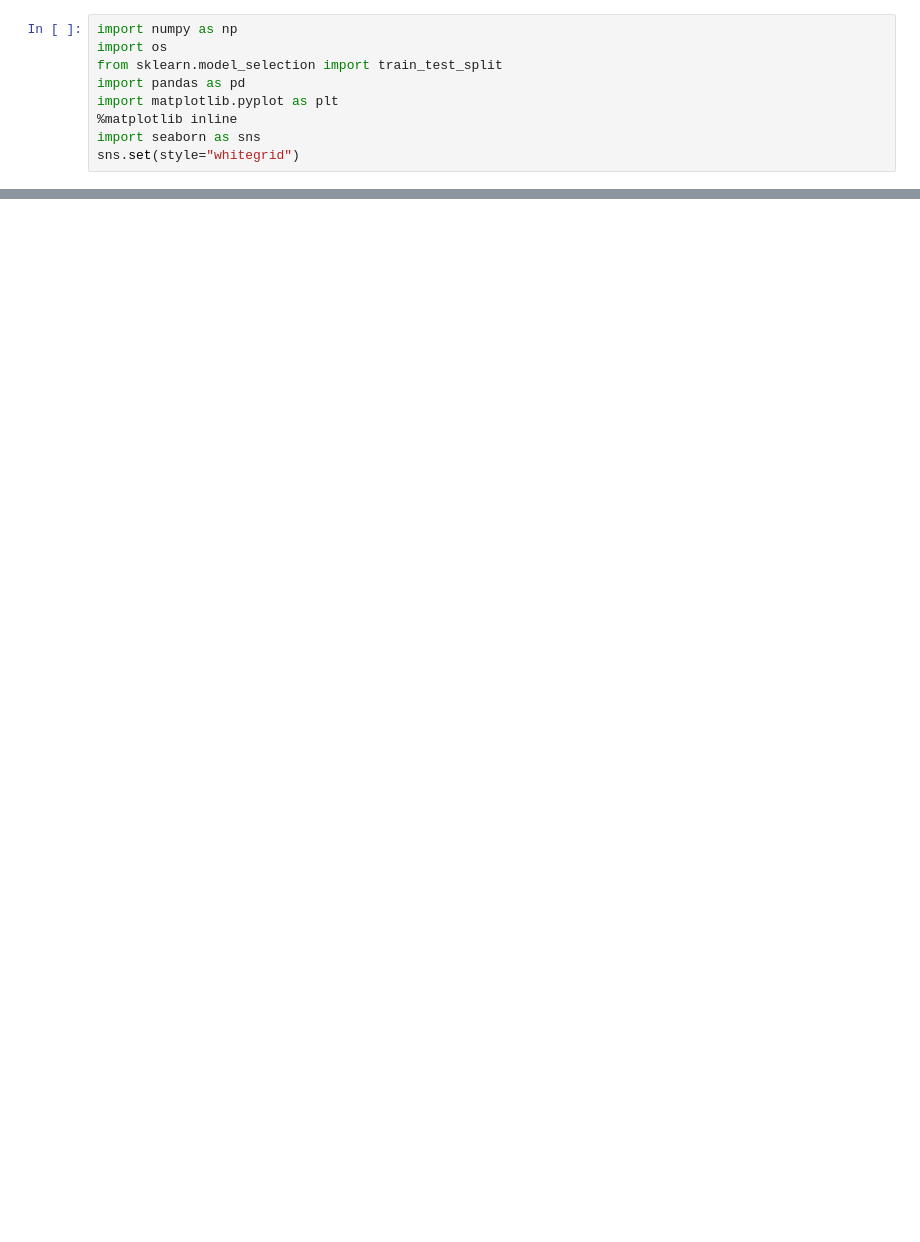
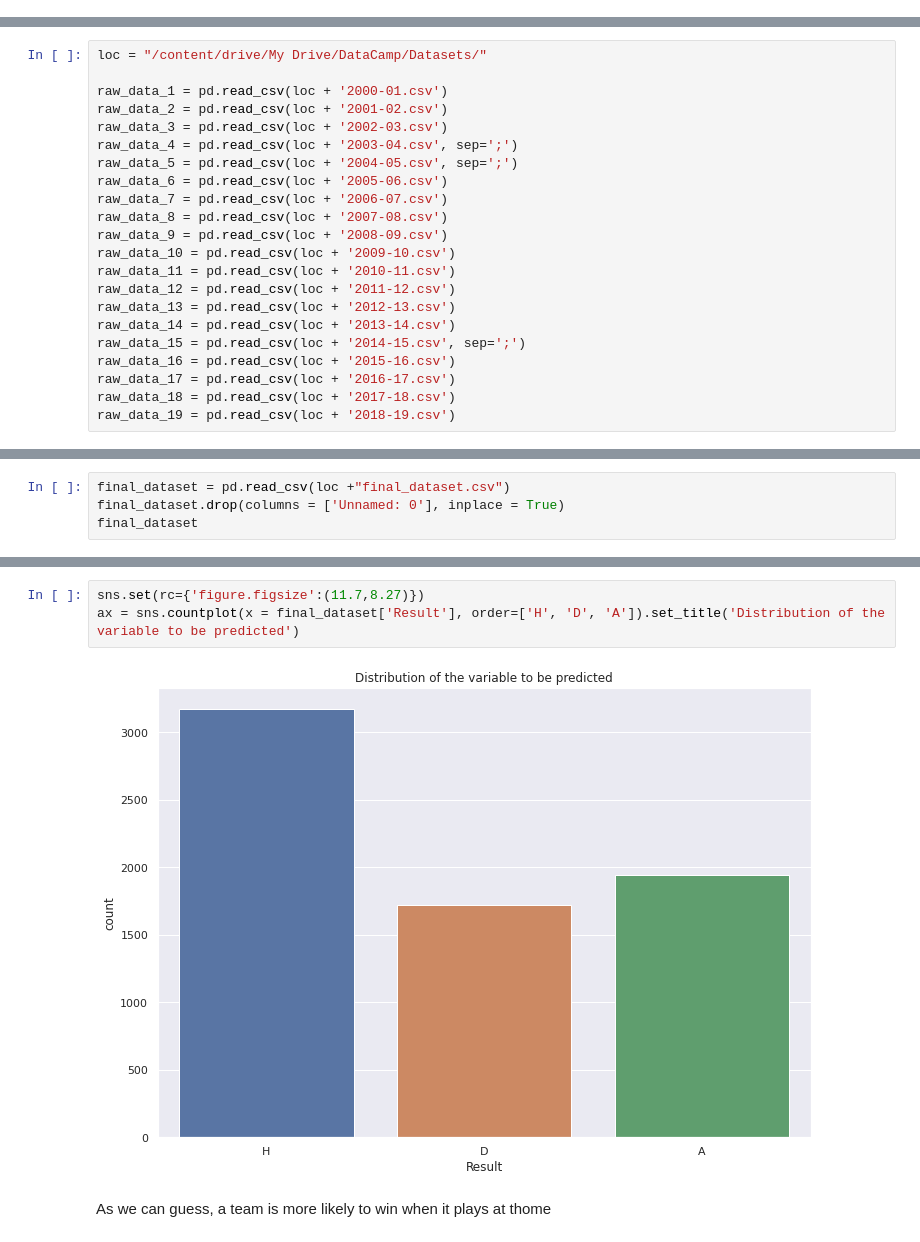
Before and after one commit to leroux95t/FootballResultsPrediction, a Jupyter notebook: starting_kit.ipynb, the cells around one changed output, grey strips where cells are left out. Saved outputs shown, nothing was run; the diff lists cells and outputs as text; blank space fills up the shorter version.

```diff
--- a/starting_kit.ipynb
+++ b/starting_kit.ipynb
@@ -25,9 +0,0 @@ You also need the ramp-workflow that can be installed directly from the GitHub r
-# %%
-import numpy as np
-import os
-from sklearn.model_selection import train_test_split
-import pandas as pd
-import matplotlib.pyplot as plt
-%matplotlib inline
-import seaborn as sns
-sns.set(style="whitegrid")
@@ -379,0 +52,22 @@ CV fold 5
+# %%
+loc = "/content/drive/My Drive/DataCamp/Datasets/"
+
+raw_data_1 = pd.read_csv(loc + '2000-01.csv')
+raw_data_2 = pd.read_csv(loc + '2001-02.csv')
+raw_data_3 = pd.read_csv(loc + '2002-03.csv')
+raw_data_4 = pd.read_csv(loc + '2003-04.csv', sep=';')
+raw_data_5 = pd.read_csv(loc + '2004-05.csv', sep=';')
+raw_data_6 = pd.read_csv(loc + '2005-06.csv')
+raw_data_7 = pd.read_csv(loc + '2006-07.csv')
+raw_data_8 = pd.read_csv(loc + '2007-08.csv')
+raw_data_9 = pd.read_csv(loc + '2008-09.csv')
+raw_data_10 = pd.read_csv(loc + '2009-10.csv')
+raw_data_11 = pd.read_csv(loc + '2010-11.csv')
+raw_data_12 = pd.read_csv(loc + '2011-12.csv')
+raw_data_13 = pd.read_csv(loc + '2012-13.csv')
+raw_data_14 = pd.read_csv(loc + '2013-14.csv')
+raw_data_15 = pd.read_csv(loc + '2014-15.csv', sep=';')
+raw_data_16 = pd.read_csv(loc + '2015-16.csv')
+raw_data_17 = pd.read_csv(loc + '2016-17.csv')
+raw_data_18 = pd.read_csv(loc + '2017-18.csv')
+raw_data_19 = pd.read_csv(loc + '2018-19.csv')
@@ -379,0 +907,4 @@ CV fold 5
+# %%
+final_dataset = pd.read_csv(loc +"final_dataset.csv")
+final_dataset.drop(columns = ['Unnamed: 0'], inplace = True)
+final_dataset
@@ -379,0 +1023,7 @@ CV fold 5
+# %%
+sns.set(rc={'figure.figsize':(11.7,8.27)})
+ax = sns.countplot(x = final_dataset['Result'], order=['H', 'D', 'A']).set_title('Distribution of the variable to be predicted')
+# %% [output]
+[figure, added]
+# %% [markdown]
+As we can guess, a team is more likely to win when it plays at thome
```
Also changed, not shown: parts of 108 cells of this notebook.
